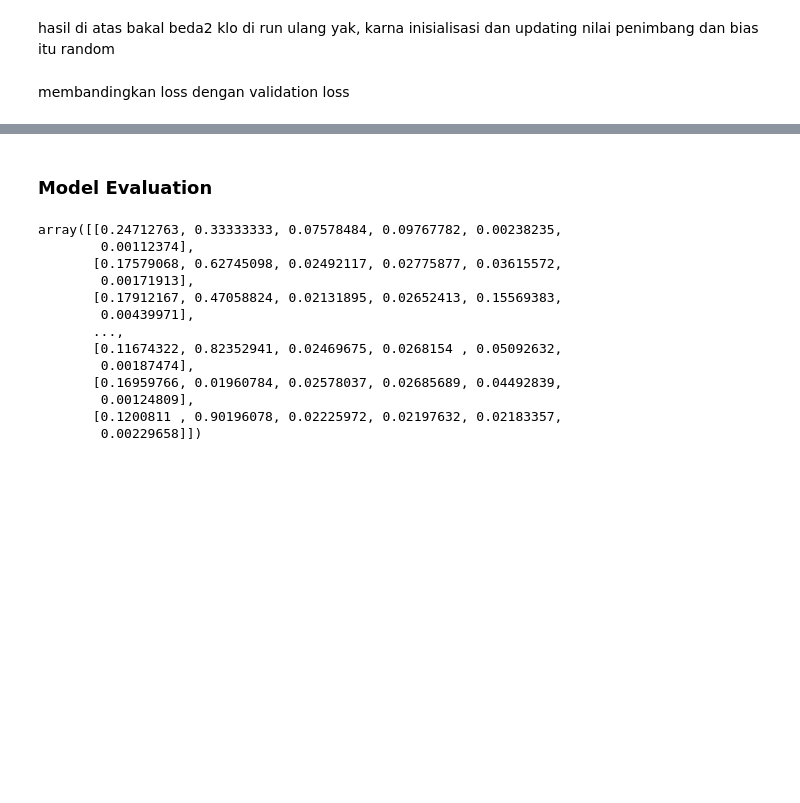
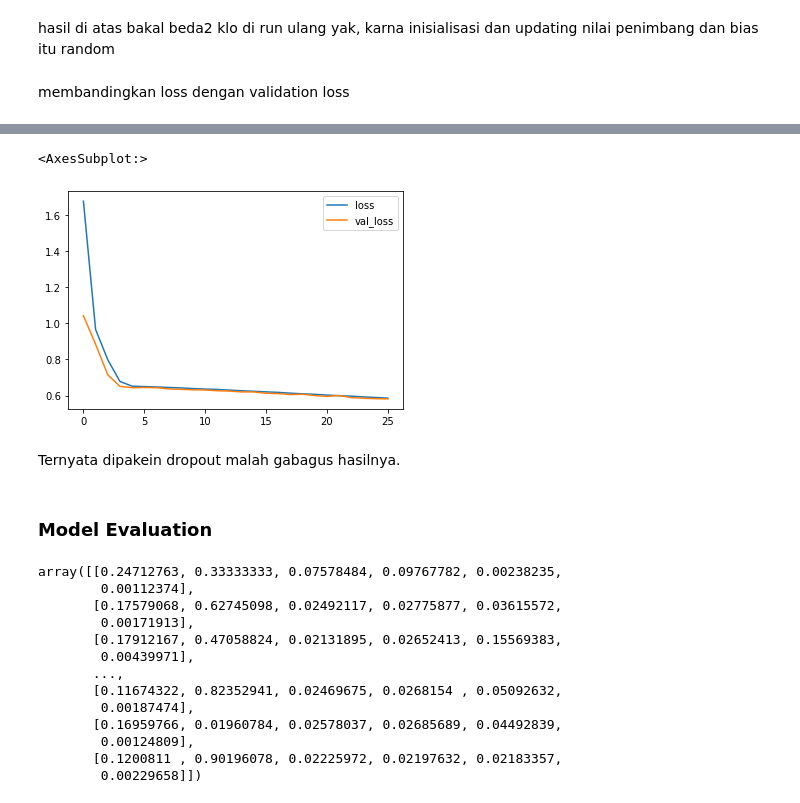
Before and after one commit to modul60stis/dmkm-uas, a Jupyter notebook: dnn-contoh-regression/DNN & Contoh Regression.ipynb, the cells around one changed output, grey strips where cells are left out. Saved outputs shown, nothing was run; the diff lists cells and outputs as text; code cells hidden in the pictures; blank space fills up the shorter version.

```diff
--- a/dnn-contoh-regression/DNN & Contoh Regression.ipynb
+++ b/dnn-contoh-regression/DNN & Contoh Regression.ipynb
@@ -266,3 +369,12 @@ Beberapa cara mengatasinya yaitu mengubuah jumlah epochs, menambah/mengurangi ju
+# %%
+losses = pd.DataFrame(model.history.history)
+# %%
+losses.plot()
+# %% [output]
+<AxesSubplot:>
+[figure, added]
+# %% [markdown]
+Ternyata dipakein dropout malah gabagus hasilnya.
 # %% [markdown]
 ### Model Evaluation
 # %%
```
Also changed, not shown: parts of 23 cells of this notebook, 13 other files.
